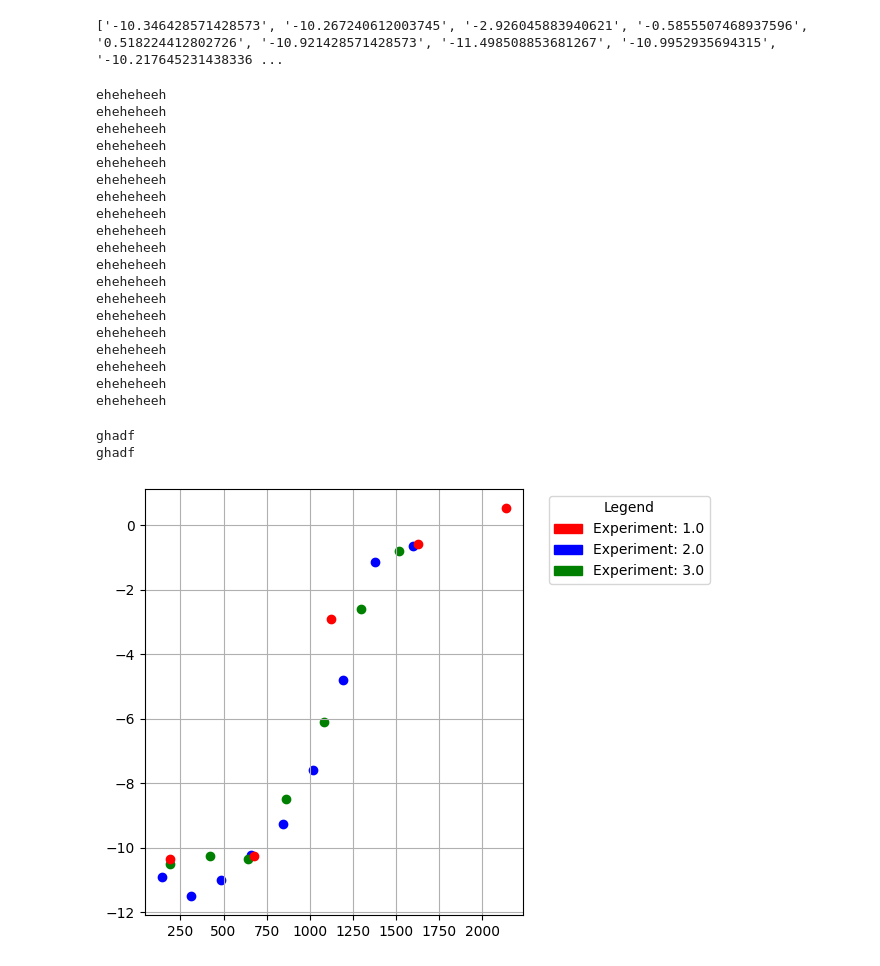
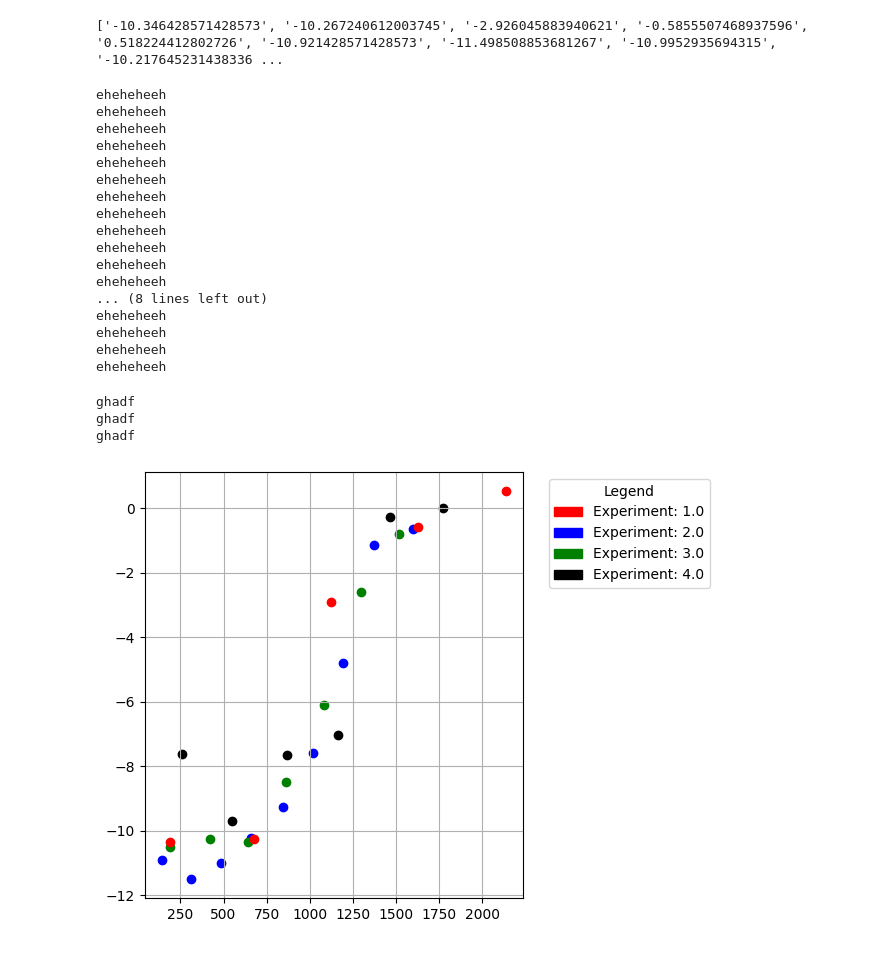
Before and after one commit to OP439/SiotDataAnalysis, a Jupyter notebook: tempcombine/testcombine.ipynb, the cells around one changed output. Cells and saved outputs as stored; diff of their text form; code cells hidden in the pictures.

```diff
--- a/tempcombine/testcombine.ipynb
+++ b/tempcombine/testcombine.ipynb
@@ -119,6 +121,7 @@ sum_temp_flag = False
 #         pass
 
 df_joined = df_joined.assign(temptosum=None)
+df_joined = df_joined.assign(experimentactive=None)
 
 
 for index, row in df_joined.iterrows():
@@ -140,24 +143,55 @@ for index, row in df_joined.iterrows():
 
     if sum_temp_flag == True:
             df_joined.loc[index, 'temptosum'] = row['tempnear']
+            df_joined.loc[index, 'experimentactive'] = 1
 
 
 for index, row in df_joined.iterrows():
     try:
         if not pd.isnull(df_joined.loc[index+12, 'temptosum']):
             df_joined.loc[index, 'temptosum'] = row['tempnear']
+            df_joined.loc[index, 'experimentactive'] = 1
         if not pd.isnull(row['timestamprounded']):
             df_joined.loc[index, 'temptosum'] = row['tempnear']
+            df_joined.loc[index, 'experimentactive'] = 1
     except:
         ValueError, KeyError
 
 
-for index, row in df_joined.iterrows():
+##unlucky case where there is a sensor outage near the very beginning of the experiment
+for index,row in df_joined.iterrows():
     try:
-        if not pd.isnull(df_joined.loc[index-1, 'temptosum']) and not pd.isnull(df_joined.loc[index+1, 'temptosum']):
-            df_joined.loc[index, 'temptosum'] = (df_joined.loc[index-1, 'temptosum'] + df_joined.loc[index+1, 'temptosum'])/2
+        if row['experimentactive'] != 1 and df_joined.loc[index-1, 'experimentactive'] == 1 and df_joined.loc[index+1, 'experimentactive'] == 1:
+            df_joined.loc[index, 'experimentactive'] = df_joined.loc[index-1, 'experimentactive']
     except:
         ValueError, KeyError
+
+## interpolate where there were sensor outages
+for index,row in df_joined.iterrows():
+    try:
+        if pd.isnull(row['temptosum']) and row['experimentactive'] == 1:
+            df_joined.loc[index, 'temptosum'] = df_joined.loc[index-1, 'temptosum']
+    except:
+        ValueError, KeyError
+
+## this is filling in some nan gaps but also avergaing everything together which is not desired
+# for index, row in df_joined.iterrows():
+#     try:
+#         if not pd.isnull(df_joined.loc[index-1, 'temptosum']) and not pd.isnull(df_joined.loc[index+1, 'temptosum']):
+#             df_joined.loc[index, 'temptosum'] = (df_joined.loc[index-1, 'temptosum'] + df_joined.loc[index+1, 'temptosum'])/2
+#     except:
+#         ValueError, KeyError
+
+### fills in everything - not desired
+# for index,row in df_joined.iterrows():
+#     try:
+#         if pd.isnull(row['temptosum']):
+#             df_joined.loc[index, 'temptosum'] = df_joined.loc[index-1, 'temptosum']
+#     except:
+#         ValueError, KeyError
+
+
+# df_joined['temptosum'] = df_joined['temptosum'].interpolate(method='linear', limit=2, limit_direction='both')
 
 # for index, row in df_joined.iterrows():
 #     if not pd.isnull(row['temptosum']):
@@ -176,13 +210,11 @@ eheheheeh
 eheheheeh
 eheheheeh
 eheheheeh
+... (8 lines left out)
 eheheheeh
 eheheheeh
 eheheheeh
 eheheheeh
-eheheheeh
-eheheheeh
-eheheheeh
 # %%
 df_joined = df_joined.assign(tempsummed=0)
 
@@ -217,32 +249,33 @@ counter = 0
 ### assign different identifier to each experiment
 for index,row in df_heattime.iterrows():
     try:
         df_heattime.loc[index, 'experiment'] = counter
         if df_heattime.loc[index+1, 'time'] - df_heattime.loc[index, 'time'] > pd.Timedelta(minutes=45):
             counter += 1
             print('ghadf')
     except:
         ValueError, KeyError
 
 ## specify the color for each exerpiment - will always need to be updated
-color_dict = {0: 'red', 1: 'blue', 2: 'green', 3: 'yellow', 4: 'orange', 5: 'purple', 6: 'pink', 7: 'black', 8: 'brown', 9: 'grey'}
+color_dict = {0: 'red', 1: 'blue', 2: 'green', 3: 'black', 4: 'orange', 5: 'purple', 6: 'pink', 7: 'yellow', 8: 'brown', 9: 'grey'}
 
 df_heattime['experimentcolor'] = df_heattime['experiment'].map(color_dict)
 
 
 for color,subset in df_heattime.groupby('experimentcolor'):
     plt.scatter(subset['heattime'], subset['velocity'], color=color)
 
 
 # unique_values = df['Values'].unique()
 # legend_handles = [mpatches.Patch(color=plt.cm.viridis(i / len(unique_values)), label=f'Value: {value}') for i, value in enumerate(unique_values)]
 # plt.legend(handles=legend_handles, title='Legend', loc='upper right')
 unique_values = df_heattime['experiment'].unique()
 legend_handles = [mpatches.Patch(color=color_dict[i], label=f'Experiment: {value+1}') for i, value in enumerate(unique_values)]
 plt.legend(handles=legend_handles, title='Legend', bbox_to_anchor=(1.05,1), loc='upper left')
 plt.tight_layout()
 plt.grid(True)
 # %% [output]
 ghadf
 ghadf
+ghadf
-[figure, old version]
+[figure, new version]
```
Also changed, not shown: parts of 2 cells of this notebook, 8 other files.
